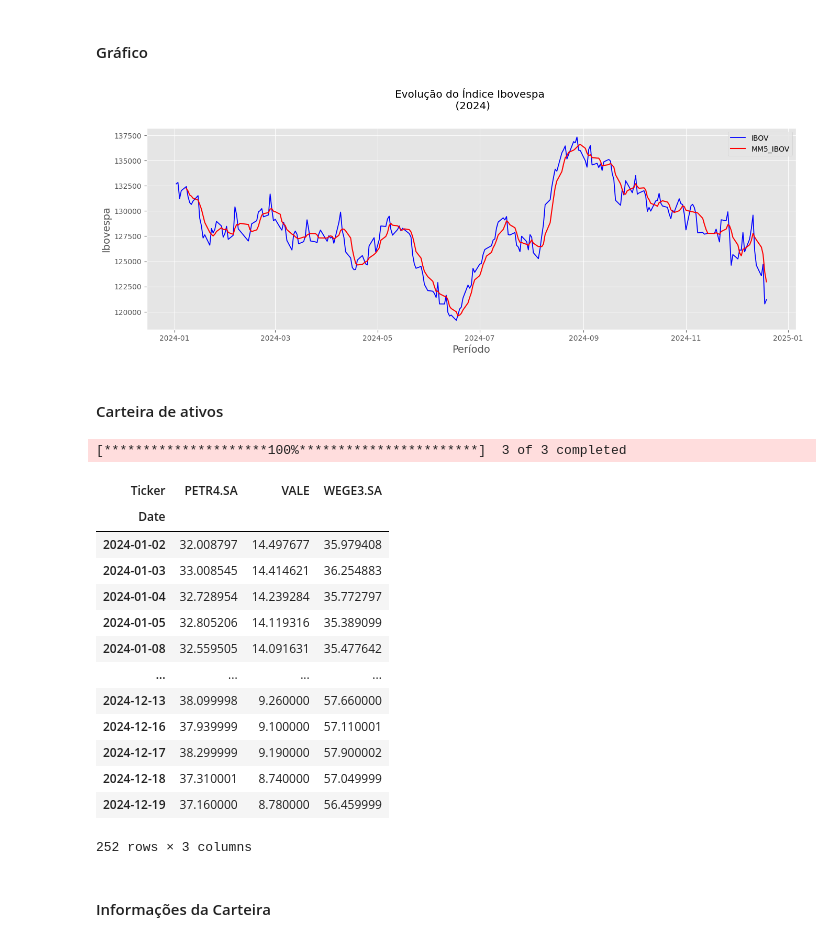
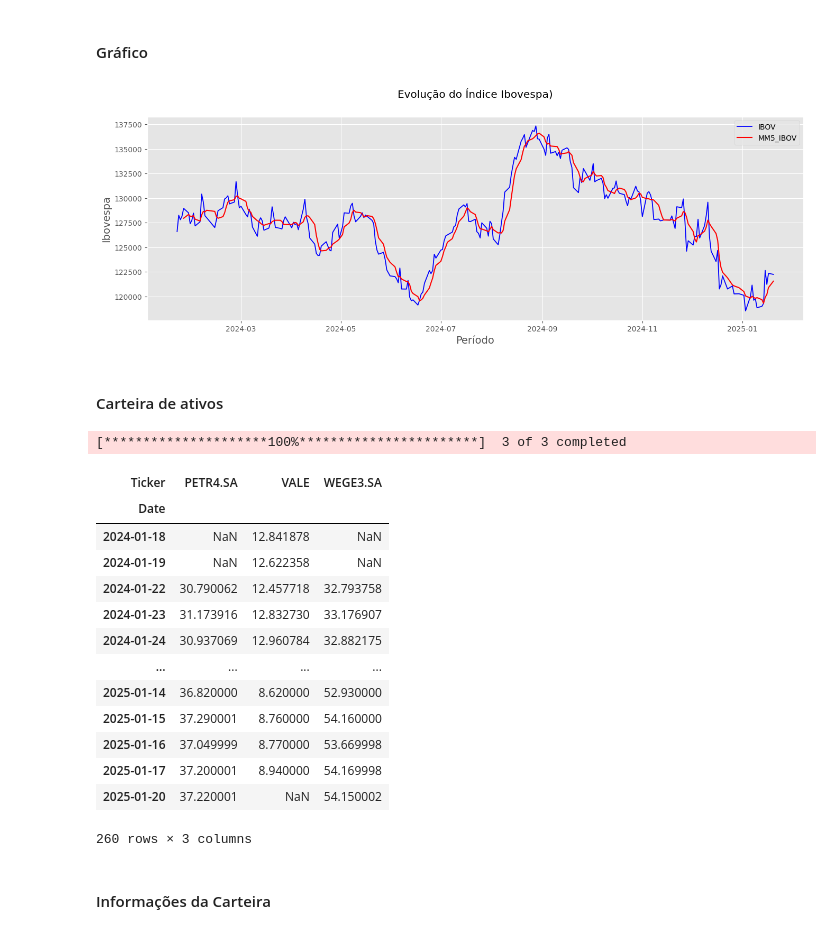
Before and after one commit to edubrumgithub/Analise-Indicadores-Financeiros-Economicos, a Jupyter notebook: main.ipynb, the cells around one changed output. Cells and saved outputs as stored; diff of their text form; code cells hidden in the pictures.

```diff
--- a/main.ipynb
+++ b/main.ipynb
@@ -13,7 +17,7 @@ import seaborn as sns
 #### Importando os dados Ibovepa
 # %%
 
-ibovespa = yf.download(tickers='^BVSP', period='ytd')['Adj Close']
+ibovespa = yf.download(tickers='^BVSP', period='1y')['Adj Close']
 # %% [output]
 [*********************100%***********************]  1 of 1 completed
 # %% [markdown]
@@ -87,36 +91,36 @@ media_movel = ibovespa['^BVSP'].rolling(5).mean()
 # %%
 plt.figure(figsize=(16, 5))
 plt.style.use('ggplot')
-plt.title('Evolução do Índice Ibovespa \n (2024)', pad=26)
+plt.title('Evolução do Índice Ibovespa)', pad=26)
 plt.plot(ibovespa.index, ibovespa['^BVSP'], color='blue', linewidth=1.3, label='IBOV')
 plt.plot(media_movel, color='red', label='MM5_IBOV')
 plt.xlabel('Período', fontsize=14)
 plt.ylabel('Ibovespa', fontsize=14)
 plt.legend();
 # %% [output]
-[figure, old version]
+[figure, new version]
 # %% [markdown]
 #### Carteira de ativos
 # %%
 tickers = ['PETR4.SA', 'WEGE3.SA', 'VALE']
-carteira = yf.download(tickers=tickers, period='ytd')['Adj Close']
+carteira = yf.download(tickers=tickers, period='1y')['Adj Close']
 carteira
 # %% [output]
 [*********************100%***********************]  3 of 3 completed
 | Ticker | PETR4.SA | VALE | WEGE3.SA |
 | Date |  |  |  |
-| 2024-01-02 | 32.008797 | 14.497677 | 35.979408 |
-| 2024-01-03 | 33.008545 | 14.414621 | 36.254883 |
-| 2024-01-04 | 32.728954 | 14.239284 | 35.772797 |
-| 2024-01-05 | 32.805206 | 14.119316 | 35.389099 |
-| 2024-01-08 | 32.559505 | 14.091631 | 35.477642 |
+| 2024-01-18 | NaN | 12.841878 | NaN |
+| 2024-01-19 | NaN | 12.622358 | NaN |
+| 2024-01-22 | 30.790062 | 12.457718 | 32.793758 |
+| 2024-01-23 | 31.173916 | 12.832730 | 33.176907 |
+| 2024-01-24 | 30.937069 | 12.960784 | 32.882175 |
 | ... | ... | ... | ... |
-| 2024-12-13 | 38.099998 | 9.260000 | 57.660000 |
-| 2024-12-16 | 37.939999 | 9.100000 | 57.110001 |
-| 2024-12-17 | 38.299999 | 9.190000 | 57.900002 |
-| 2024-12-18 | 37.310001 | 8.740000 | 57.049999 |
-| 2024-12-19 | 37.160000 | 8.780000 | 56.459999 |
+| 2025-01-14 | 36.820000 | 8.620000 | 52.930000 |
+| 2025-01-15 | 37.290001 | 8.760000 | 54.160000 |
+| 2025-01-16 | 37.049999 | 8.770000 | 53.669998 |
+| 2025-01-17 | 37.200001 | 8.940000 | 54.169998 |
+| 2025-01-20 | 37.220001 | NaN | 54.150002 |
-252 rows × 3 columns
+260 rows × 3 columns
 # %% [markdown]
 #### Informações da Carteira
 # %%
```
Also changed, not shown: parts of 16 cells of this notebook, 1 other file.
